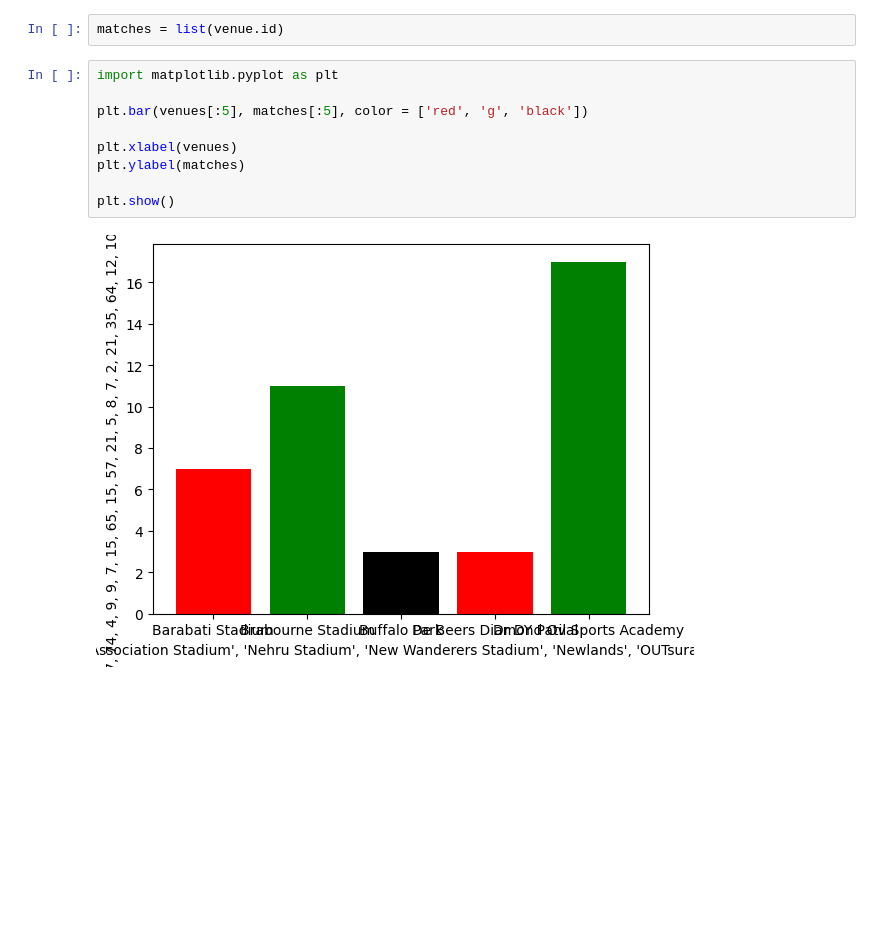
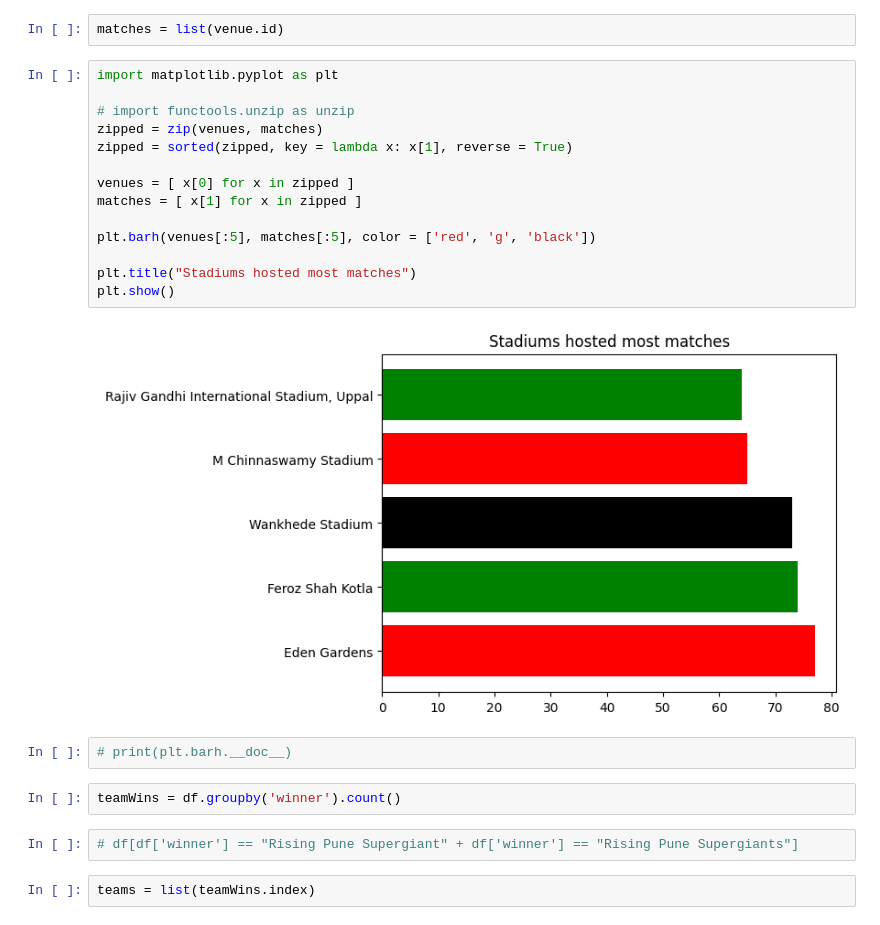
Before and after one commit to AjeebKunhuty/UST-Training-Campus, a Jupyter notebook: Python/dataAnalytics.ipynb, the cells around one changed output. Cells and saved outputs as stored; diff of their text form; blank space fills up the shorter version.

```diff
--- a/Python/dataAnalytics.ipynb
+++ b/Python/dataAnalytics.ipynb
@@ -917,11 +917,24 @@ matches = list(venue.id)
 # %%
 import matplotlib.pyplot as plt
 
-plt.bar(venues[:5], matches[:5], color = ['red', 'g', 'black'])
+# import functools.unzip as unzip
+zipped = zip(venues, matches)
+zipped = sorted(zipped, key = lambda x: x[1], reverse = True)
 
-plt.xlabel(venues)
-plt.ylabel(matches)
+venues = [ x[0] for x in zipped ]
+matches = [ x[1] for x in zipped ]
 
+plt.barh(venues[:5], matches[:5], color = ['red', 'g', 'black'])
+
+plt.title("Stadiums hosted most matches")
 plt.show()
 # %% [output]
-[figure, old version]
+[figure, new version]
+# %%
+# print(plt.barh.__doc__)
+# %%
+teamWins = df.groupby('winner').count()
+# %%
+# df[df['winner'] == "Rising Pune Supergiant" + df['winner'] == "Rising Pune Supergiants"]
+# %%
+teams = list(teamWins.index)
```
Also changed, not shown: parts of 3 cells of this notebook.
